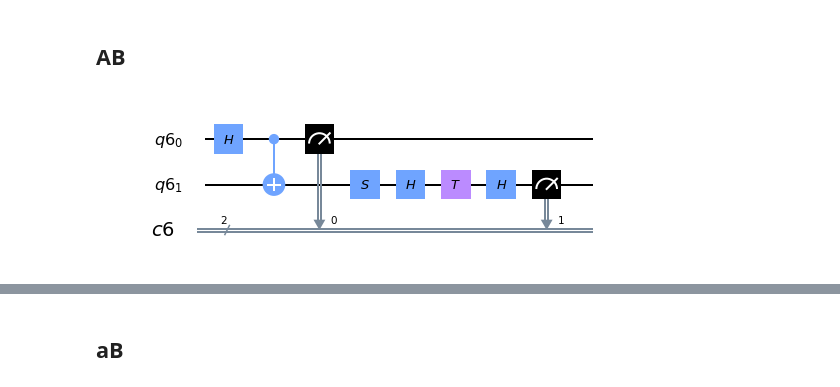
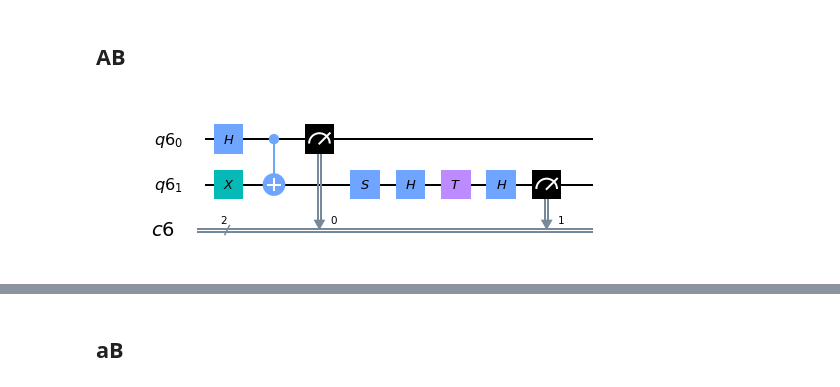
Before and after one commit to parton-quark/widecamp2019f, a Jupyter notebook: CHSH_widecamp.ipynb, the cells around one changed output, grey strips where cells are left out. Saved outputs shown, nothing was run; the diff lists cells and outputs as text; code cells hidden in the pictures.

```diff
--- a/CHSH_widecamp.ipynb
+++ b/CHSH_widecamp.ipynb
@@ -154,13 +155,13 @@ $$\langle MN \rangle=𝑃_{00}+𝑃_{11}−𝑃_{01}−𝑃_{10}$$
 # %%
 q = QuantumRegister(2)
 c = ClassicalRegister(2)
 qc = QuantumCircuit(q,c)
-make_psiplus(q[0],q[1])
+make_phi_plus(q[0],q[1])
 A_basis(q[0],c[0])
 B_basis(q[1],c[1])
 qc.draw(output='mpl')
 # %% [output]
-[figure, old version]
+[figure, new version]
 # %%
 backend = Aer.get_backend('qasm_simulator')
 job = execute(qc, backend, shots=1000)
```
Also changed, not shown: parts of 15 cells of this notebook.
